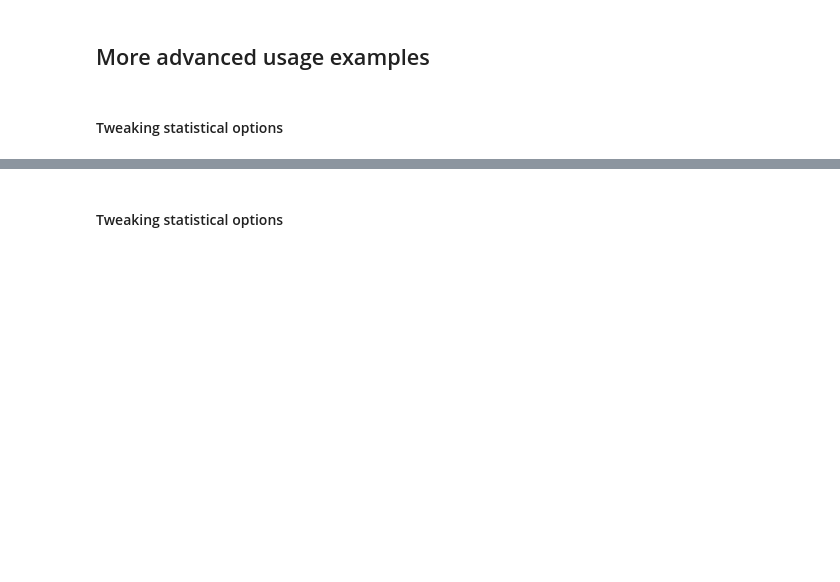
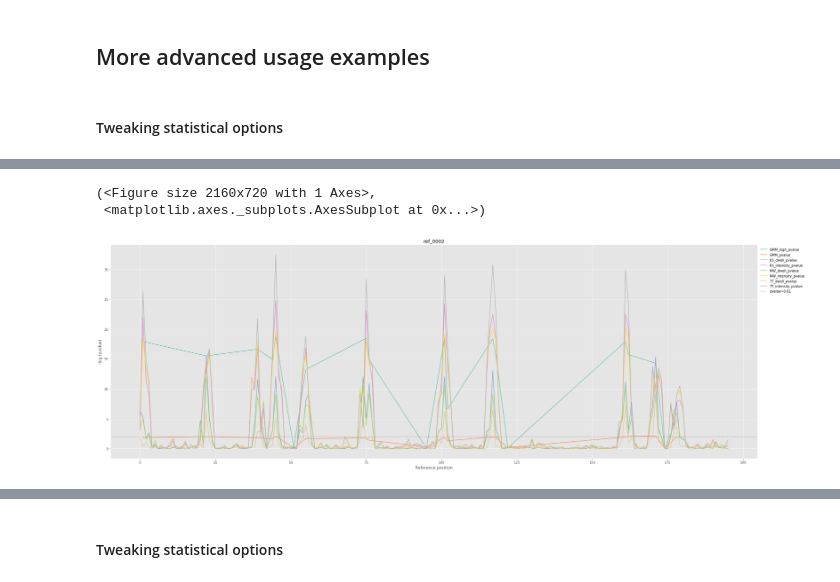
Before and after one commit to tleonardi/nanocompore, a Jupyter notebook: docs/demo/SampComp_demo.ipynb, the cells around one changed output, grey strips where cells are left out. Saved outputs shown, nothing was run; the diff lists cells and outputs as text; code cells hidden in the pictures; blank space fills up the shorter version.

```diff
--- a/docs/demo/SampComp_demo.ipynb
+++ b/docs/demo/SampComp_demo.ipynb
@@ -61,9 +146,9 @@ s = SampComp (
     eventalign_fn_dict = "./samples.yaml",
     output_db_fn = "./results/out.db",
     fasta_fn = "./reference/ref.fa",
-    comparison_method=["GMM", "MW", "KS"],
-    sequence_context=2,
-    sequence_context_weights='harmonic')
+    comparison_method=["GMM", "MW", "KS", "TT"])
+#     sequence_context=2,
+#     sequence_context_weights='harmonic')
 
 # Run the analysis
 db = s ()
@@ -69,0 +163,6 @@ db = s ()
+# %%
+db.plot_pvalue("ref_0002")
+# %% [output]
+(<Figure size 2160x720 with 1 Axes>,
+ <matplotlib.axes._subplots.AxesSubplot at 0x...>)
+[figure, added]
```
Also changed, not shown: parts of 13 cells of this notebook, 12 other files.
